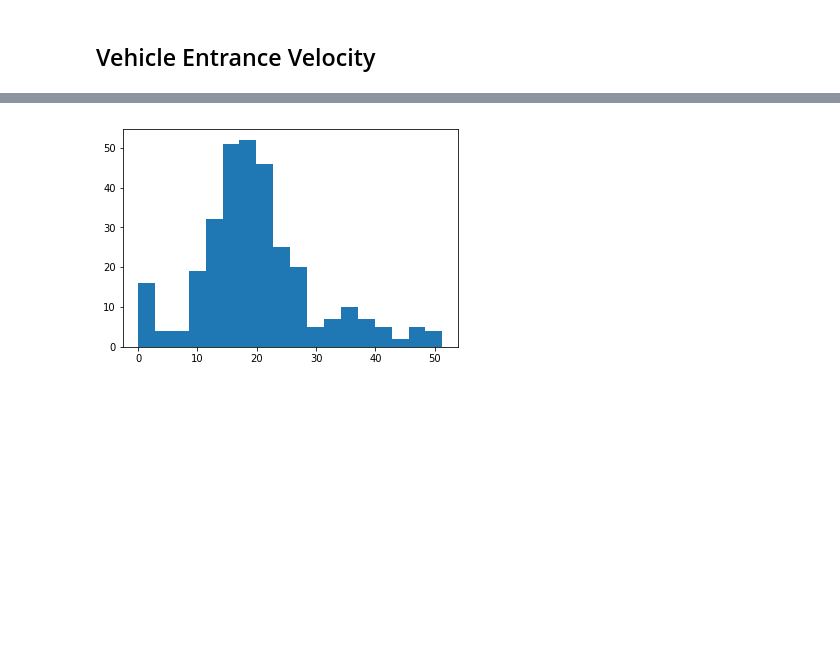
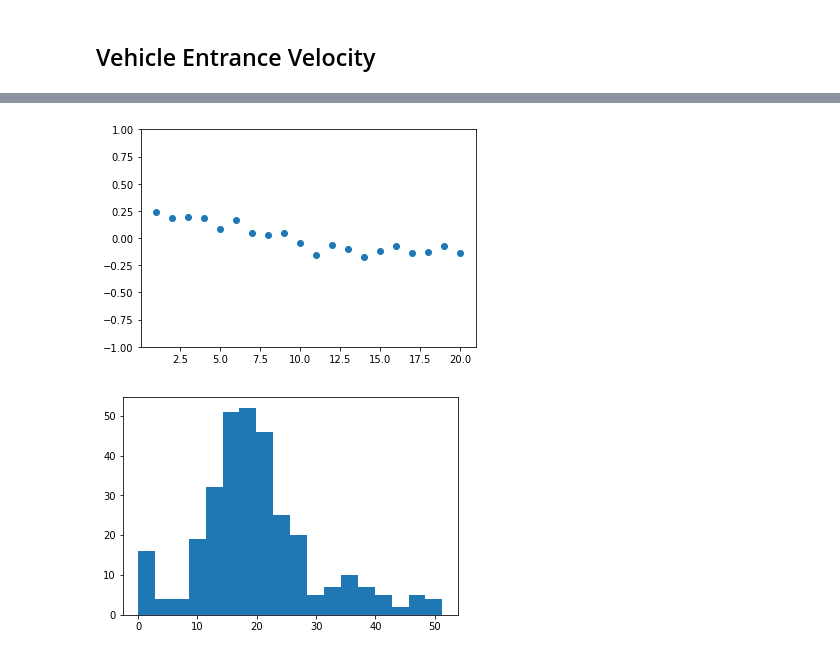
Before and after one commit to bglowniak/TrafficSimulation, a Jupyter notebook: Input Analysis/Input Analysis.ipynb, the cells around one changed output, grey strips where cells are left out. Saved outputs shown, nothing was run; the diff lists cells and outputs as text; code cells hidden in the pictures; blank space fills up the shorter version.

```diff
--- a/Input Analysis/Input Analysis.ipynb
+++ b/Input Analysis/Input Analysis.ipynb
@@ -71,10 +71,7 @@ df_final.to_csv("Processed_vehicle_data.csv", index=False)
 l = len(df_final.index)
 b = round(math.sqrt(l))
 
-def autocorrelation_plot(data, points):
-    x_n = sum(data) / len(data)
-    s_n = np.var(data)
-
+def autocorrelation_plot(data, points, x_n, s_n):
     p_k = []
 
     for k in range(1, points + 1):
@@ -144 +195,5 @@ Name: Intersection_Last, dtype: int64
+# %%
+autocorrelation_plot(vel, 20, vel_mean, vel_var)
+# %% [output]
+[figure, added]
 # %%
```
Also changed, not shown: parts of 8 cells of this notebook.
